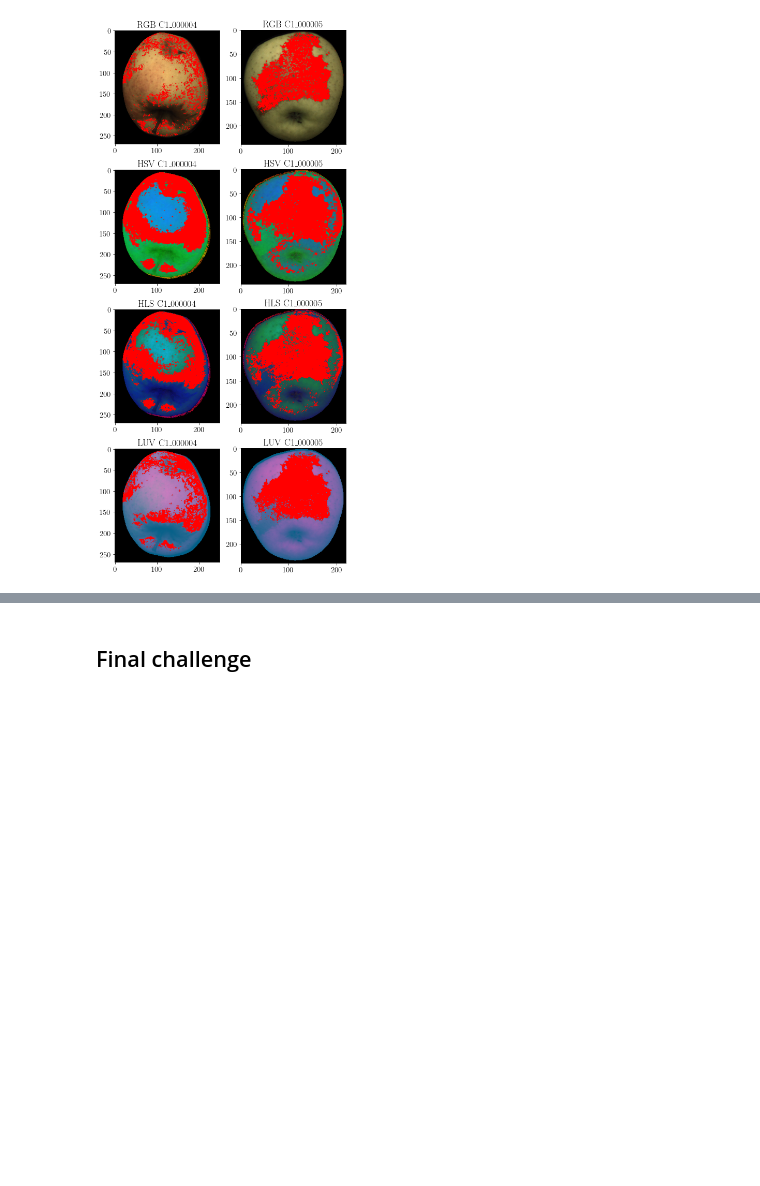
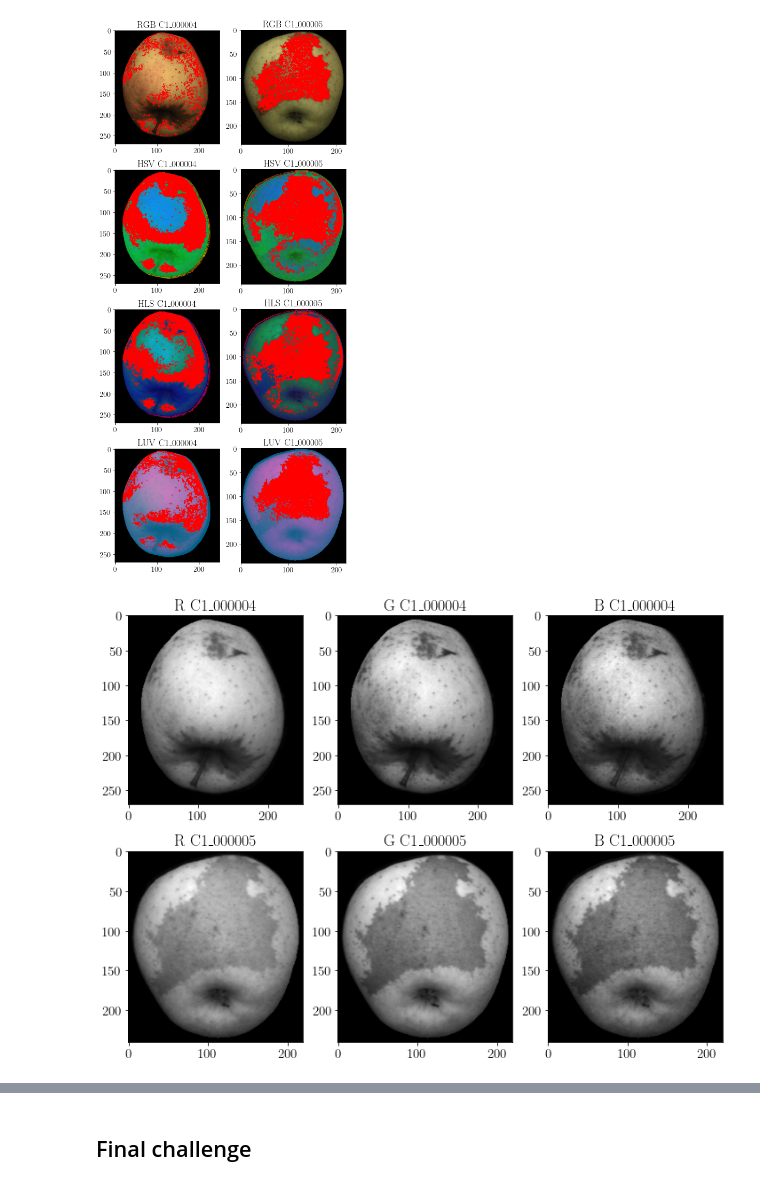
Before and after one commit to matteodonati/fruit_inspection, a Jupyter notebook: fruit_inspection.ipynb, the cells around one changed output, grey strips where cells are left out. Saved outputs shown, nothing was run; the diff lists cells and outputs as text; code cells hidden in the pictures; blank space fills up the shorter version.

Commit message:
Second task, selection of best RGB channel and adaptive thresholding to detect russet

```diff
--- a/fruit_inspection.ipynb
+++ b/fruit_inspection.ipynb
@@ -619,21 +619,17 @@ for i in range(N_images):
         for k in range(shapes[i][1]):
 
             # Checking if the distance is lower than mean_X / 1.5.
-            if (RGB_copy[j, k, :] != [0, 0, 0]).any():
-                if distances_RGB[i][j][k] <= mean_RGB / 1.5:
-                    RGB_copy[j, k, :] = [255, 0, 0]
+            if (RGB_copy[j, k, :] != [0, 0, 0]).any() and distances_RGB[i][j][k] <= mean_RGB / 1.5:
+                RGB_copy[j, k, :] = [255, 0, 0]
 
-            if (HSV_copy[j, k, :] != [0, 0, 0]).any():
-                if distances_HSV[i][j][k] <= mean_HSV / 1.5:
-                    HSV_copy[j, k, :] = [255, 0, 0]
+            if (HSV_copy[j, k, :] != [0, 0, 0]).any() and distances_HSV[i][j][k] <= mean_HSV / 1.5:
+                HSV_copy[j, k, :] = [255, 0, 0]
 
-            if (HLS_copy[j, k, :] != [0, 0, 0]).any():
-                if distances_HLS[i][j][k] <= mean_HLS / 1.5:
-                    HLS_copy[j, k, :] = [255, 0, 0]
+            if (HLS_copy[j, k, :] != [0, 0, 0]).any() and distances_HLS[i][j][k] <= mean_HLS / 1.5:
+                HLS_copy[j, k, :] = [255, 0, 0]
 
-            if (LUV_copy[j, k, :] != [0, 0, 0]).any():
-                if distances_LUV[i][j][k] <= mean_LUV / 1.5:
-                    LUV_copy[j, k, :] = [255, 0, 0]
+            if (LUV_copy[j, k, :] != [0, 0, 0]).any() and distances_LUV[i][j][k] <= mean_LUV / 1.5:
+                LUV_copy[j, k, :] = [255, 0, 0]
 
     # Adding the specific titles.
     ax[0, i].set_title("RGB " + colour_filenames[i])
@@ -651,3 +647,25 @@ for i in range(N_images):
 plt.show()
 # %% [output]
 [figure]
+# %%
+# List of channels' names.
+channels_names = ["R", "G", "B"]
+
+# Defining the figure object to be displayed.
+fig, ax = plt.subplots(N_images, len(channels_names), figsize = (12, 9))
+
+# Iterating over channels.
+for i in range(len(channels_names)):
+
+    # Adding the specific titles.
+    ax[0, i].set_title(channels_names[i] + " " + colour_filenames[0])
+    ax[1, i].set_title(channels_names[i] + " " + colour_filenames[1])
+
+    # Adding the specific image to the figure.
+    ax[0, i].imshow(m_RGB_images[0][:, :, i], cmap = "gray")
+    ax[1, i].imshow(m_RGB_images[1][:, :, i], cmap = "gray")
+
+# Showing the figure.
+plt.show()
+# %% [output]
+[figure, added]
```
Also changed, not shown: parts of 5 cells of this notebook.
